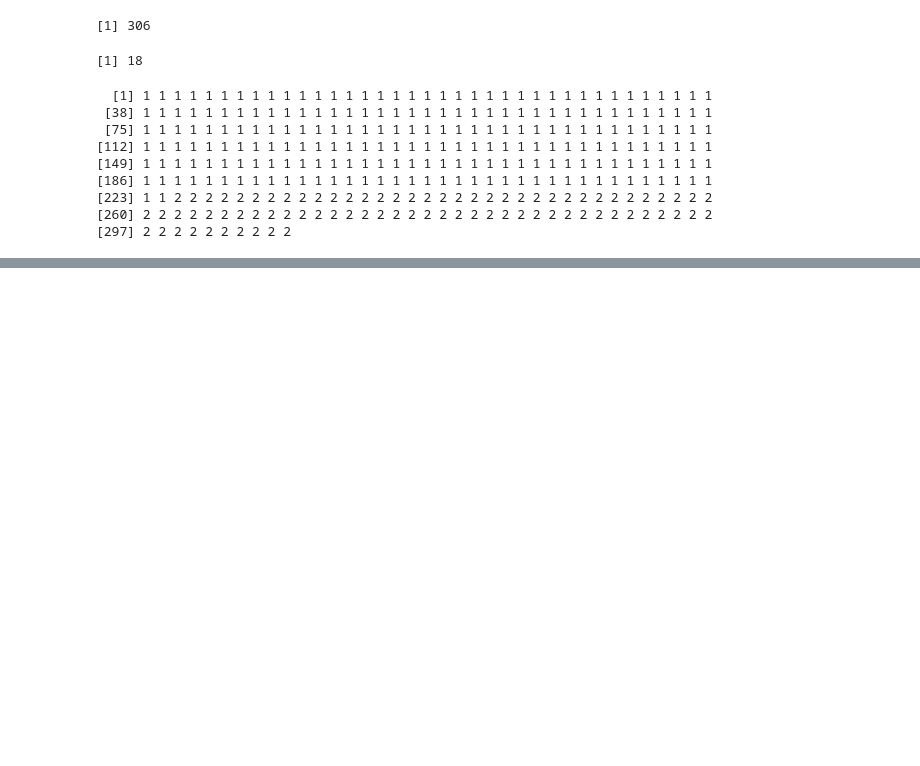
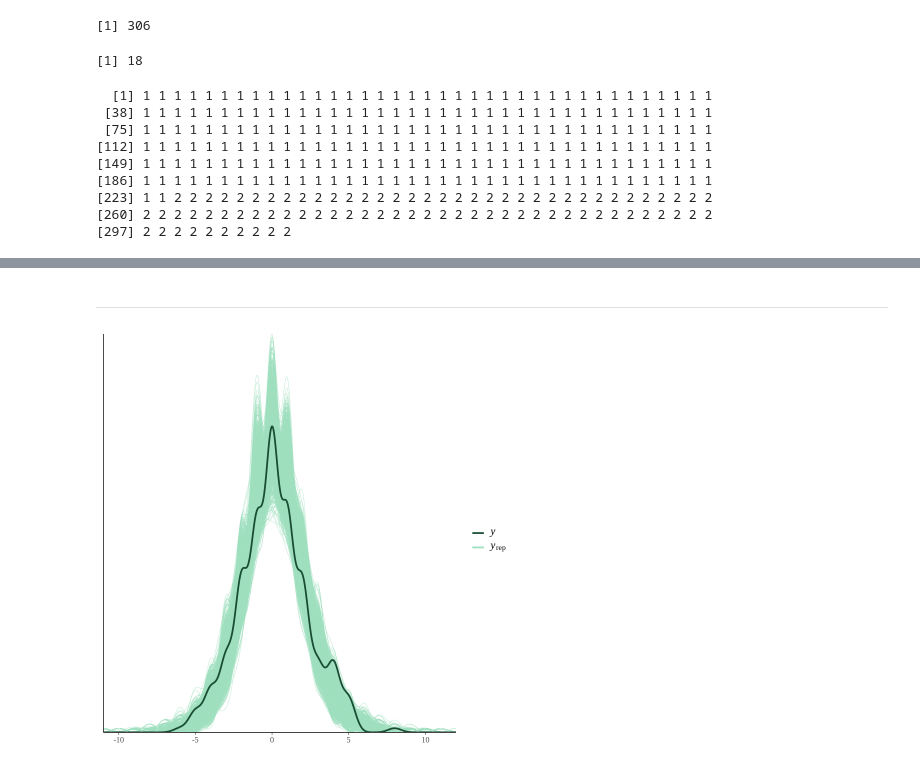
Before and after one commit to hublun/Stan, a Jupyter notebook: Stan/Jupyter/Bundesliga_2020.ipynb, the cells around one changed output, grey strips where cells are left out. Drawn from its saved outputs; the diff is of its cells as text; code cells hidden in the pictures; blank space fills up the shorter version.

```diff
--- a/Stan/Jupyter/Bundesliga_2020.ipynb
+++ b/Stan/Jupyter/Bundesliga_2020.ipynb
@@ -239,0 +208,2 @@ ERROR: Error in eval(expr, envir, enclos): object 'theme_Posterior' not found
+# %% [markdown]
+---
@@ -239,0 +212,6 @@ ERROR: Error in eval(expr, envir, enclos): object 'theme_Posterior' not found
+# %%
+mcmc = extract(fit)
+# %%
+ppc_dens_overlay(y=as.numeric(HFA$HG - HFA$VG), yrep = mcmc$yp_H - mcmc$yp_V)
+# %% [output]
+[figure, added]
```
Also changed, not shown: parts of 15 cells of this notebook, 4 other files.
